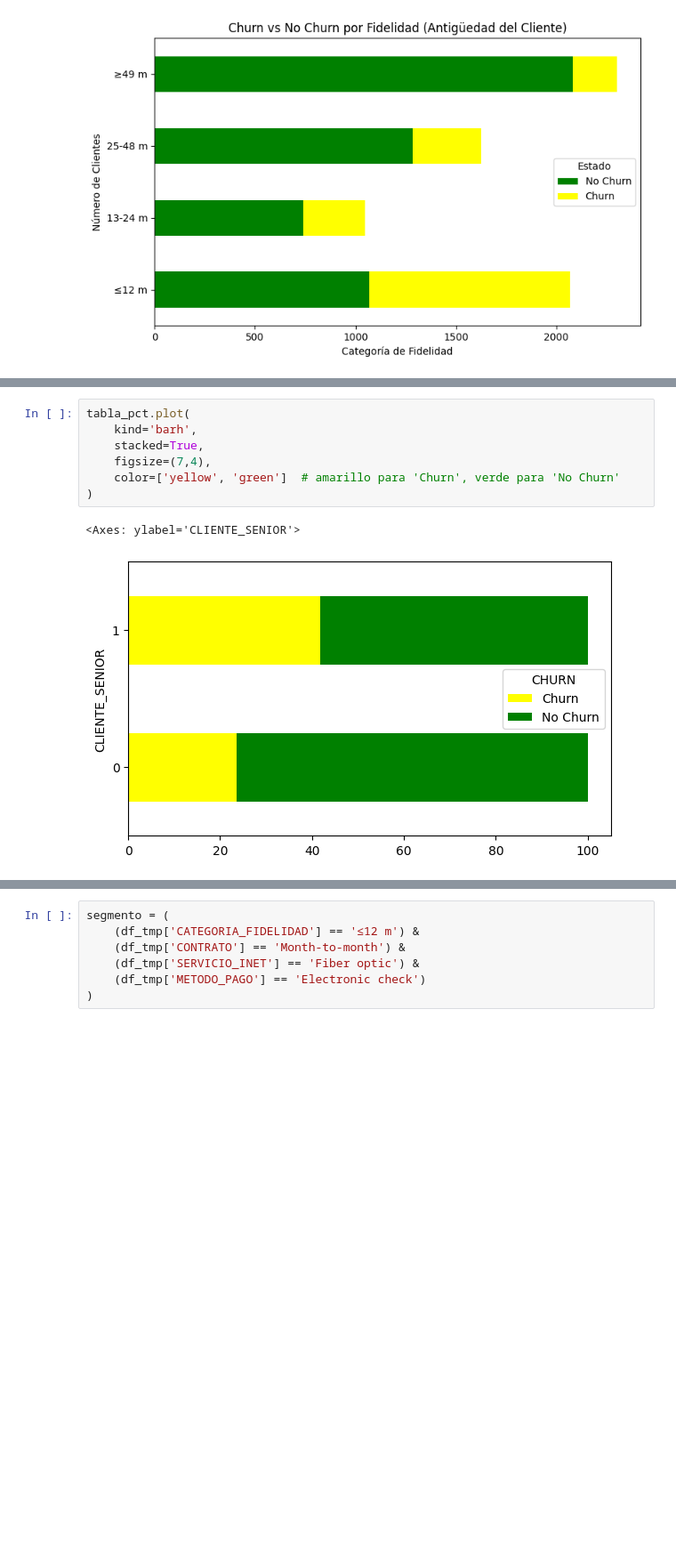
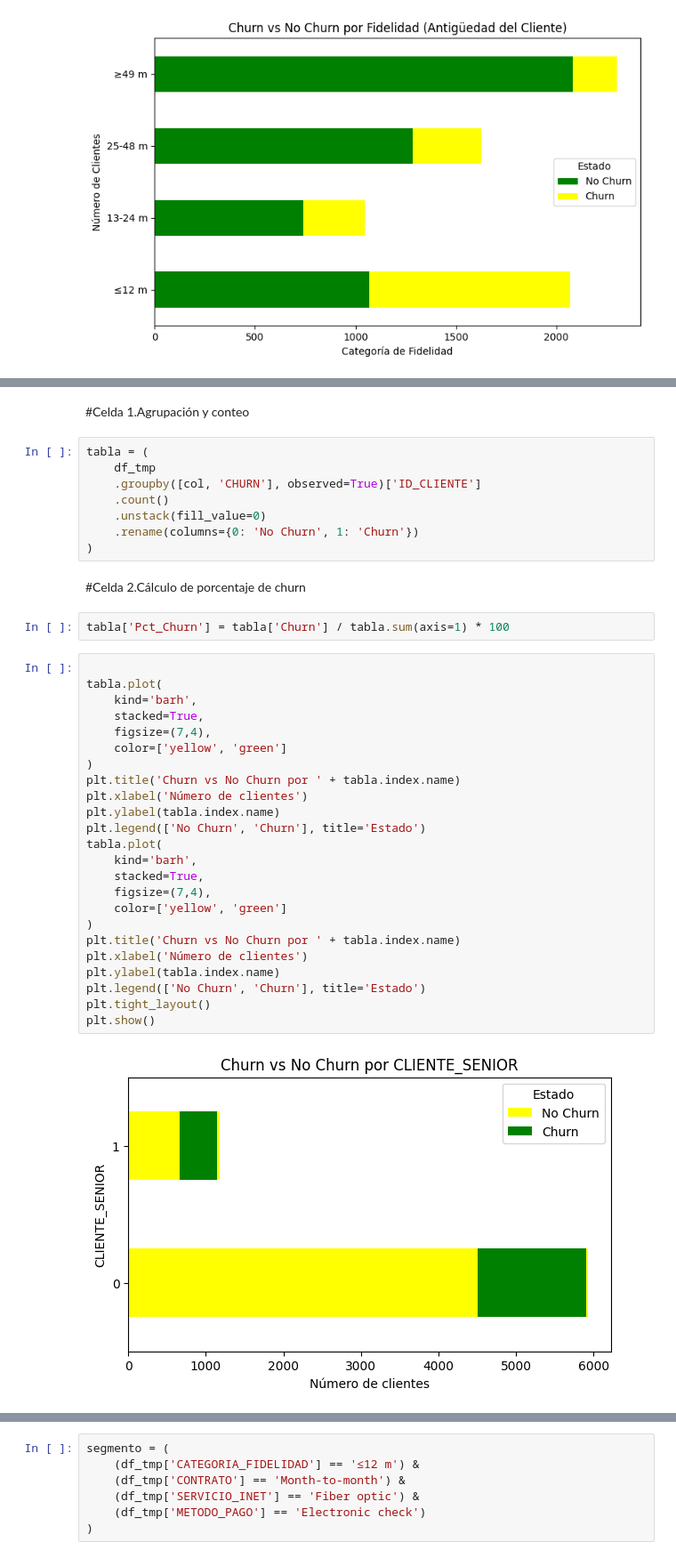
Before and after one commit to carlos24520/Telmex, a Jupyter notebook: challenger.ipynb, the cells around one changed output, grey strips where cells are left out. Shown: that part at 89% size. Drawn from its saved outputs; the diff is of its cells as text; blank space fills up the shorter version.

```diff
--- a/challenger.ipynb
+++ b/challenger.ipynb
@@ -321,10 +339,40 @@ CLIENTE_SENIOR
-# %%
-tabla_pct.plot(
-    kind='barh',
-    stacked=True,
-    figsize=(7,4),
-    color=['yellow', 'green']  # amarillo para 'Churn', verde para 'No Churn'
-)
-# %% [output]
-<Axes: ylabel='CLIENTE_SENIOR'>
-[figure, removed]
+# %% [markdown]
+#Celda 1.Agrupación y conteo
+# %%
+tabla = (
+    df_tmp
+    .groupby([col, 'CHURN'], observed=True)['ID_CLIENTE']
+    .count()
+    .unstack(fill_value=0)
+    .rename(columns={0: 'No Churn', 1: 'Churn'})
+)
+# %% [markdown]
+#Celda 2.Cálculo de porcentaje de churn
+# %%
+tabla['Pct_Churn'] = tabla['Churn'] / tabla.sum(axis=1) * 100
+# %%
+
+tabla.plot(
+    kind='barh',
+    stacked=True,
+    figsize=(7,4),
+    color=['yellow', 'green']
+)
+plt.title('Churn vs No Churn por ' + tabla.index.name)
+plt.xlabel('Número de clientes')
+plt.ylabel(tabla.index.name)
+plt.legend(['No Churn', 'Churn'], title='Estado')
+tabla.plot(
+    kind='barh',
+    stacked=True,
+    figsize=(7,4),
+    color=['yellow', 'green']
+)
+plt.title('Churn vs No Churn por ' + tabla.index.name)
+plt.xlabel('Número de clientes')
+plt.ylabel(tabla.index.name)
+plt.legend(['No Churn', 'Churn'], title='Estado')
+plt.tight_layout()
+plt.show()
+# %% [output]
+[figure, added]
```
Also changed, not shown: parts of 30 cells of this notebook.
